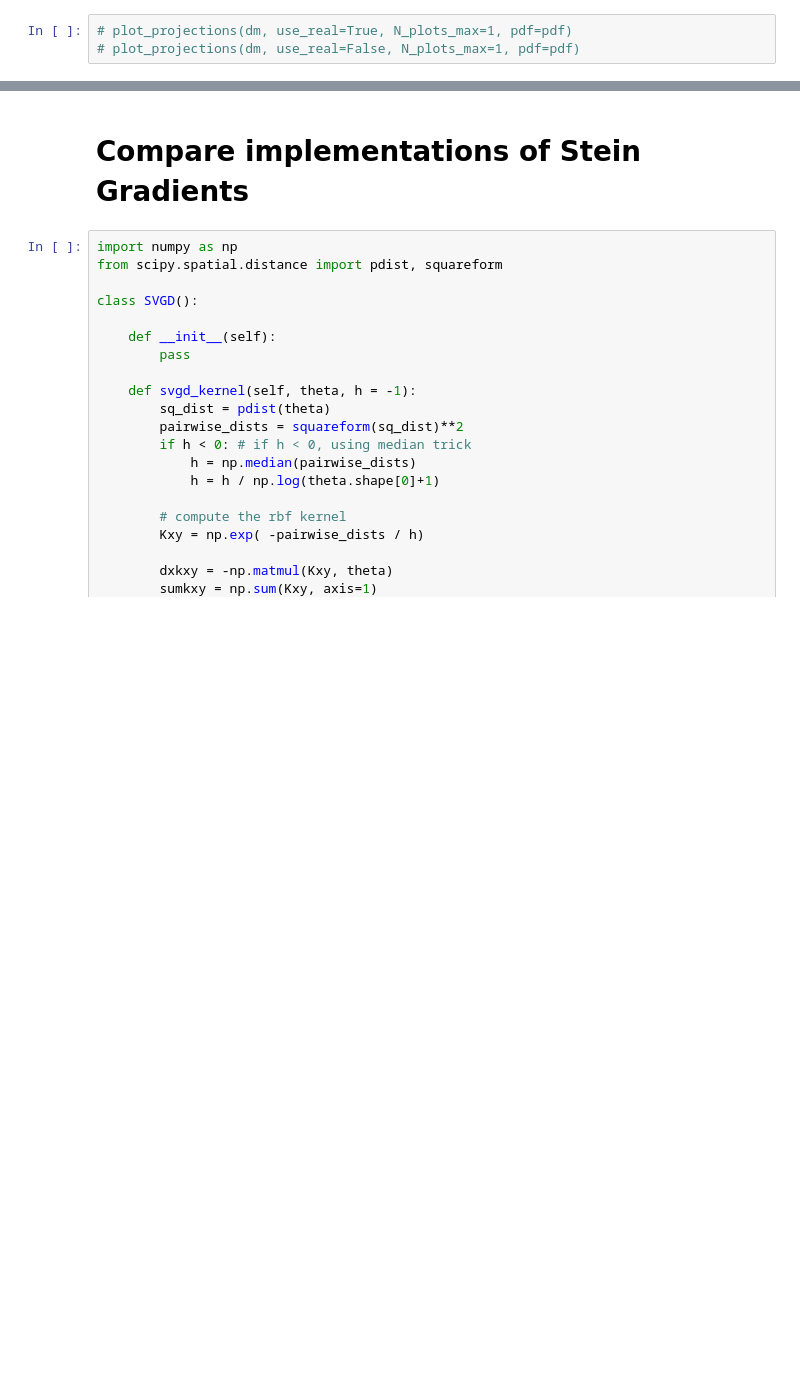
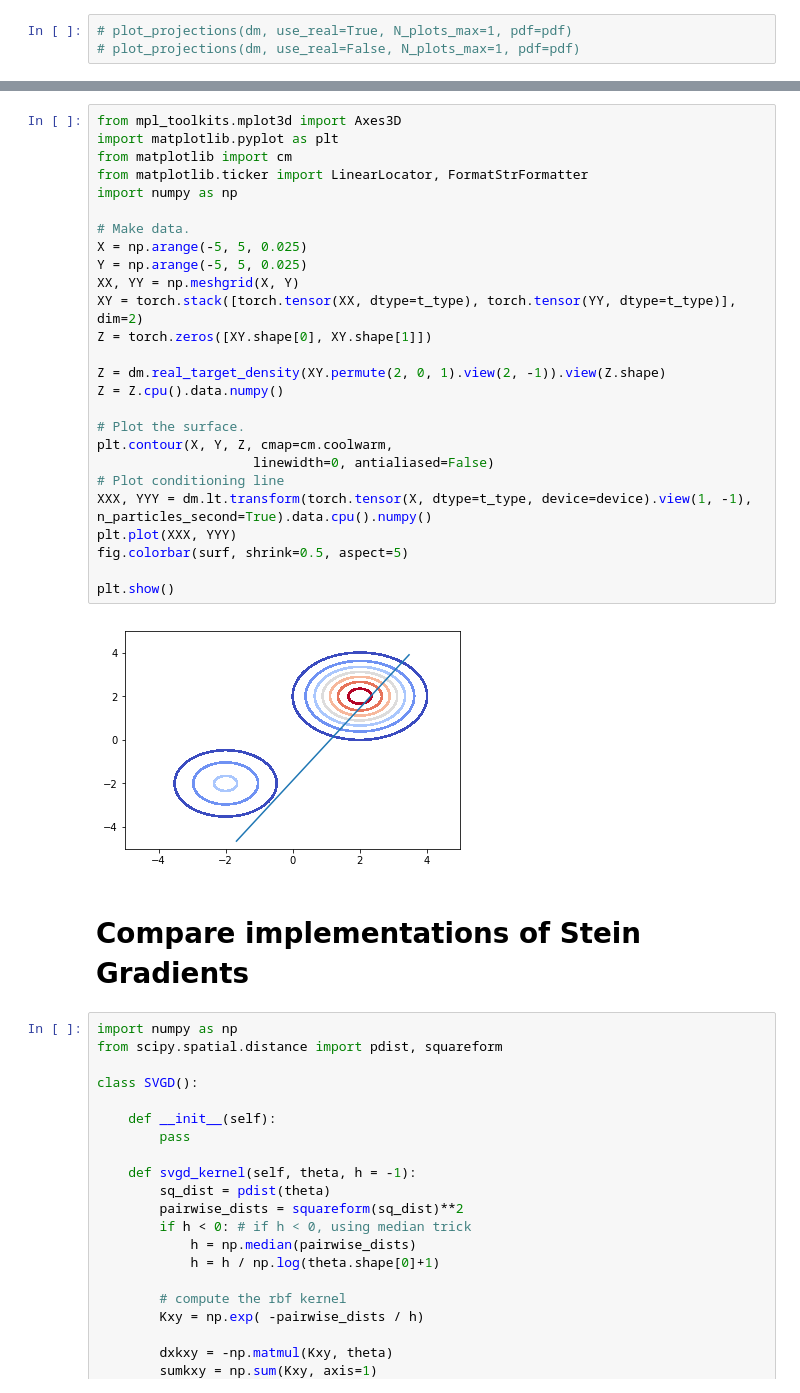
Before and after one commit to nakhodnov17/Samsung-Task, a Jupyter notebook: Stein Gradients/Stein Gradients.ipynb, the cells around one changed output, grey strips where cells are left out. Drawn from its saved outputs; the diff is of its cells as text; blank space fills up the shorter version.

```diff
--- a/Stein Gradients/Stein Gradients.ipynb
+++ b/Stein Gradients/Stein Gradients.ipynb
@@ -1682,3 +1695,31 @@ Kernel factor 11.880512751739365
+# %%
+from mpl_toolkits.mplot3d import Axes3D
+import matplotlib.pyplot as plt
+from matplotlib import cm
+from matplotlib.ticker import LinearLocator, FormatStrFormatter
+import numpy as np
+
+# Make data.
+X = np.arange(-5, 5, 0.025)
+Y = np.arange(-5, 5, 0.025)
+XX, YY = np.meshgrid(X, Y)
+XY = torch.stack([torch.tensor(XX, dtype=t_type), torch.tensor(YY, dtype=t_type)], dim=2)
+Z = torch.zeros([XY.shape[0], XY.shape[1]])
+
+Z = dm.real_target_density(XY.permute(2, 0, 1).view(2, -1)).view(Z.shape)
+Z = Z.cpu().data.numpy()
+
+# Plot the surface.
+plt.contour(X, Y, Z, cmap=cm.coolwarm,
+                    linewidth=0, antialiased=False)
+# Plot conditioning line
+XXX, YYY = dm.lt.transform(torch.tensor(X, dtype=t_type, device=device).view(1, -1), n_particles_second=True).data.cpu().numpy()
+plt.plot(XXX, YYY)
+fig.colorbar(surf, shrink=0.5, aspect=5)
+
+plt.show()
+# %% [output]
+[figure, added]
 # %% [markdown]
 # Compare implementations of Stein Gradients
 # %%
```
Also changed, not shown: parts of 34 cells of this notebook.
